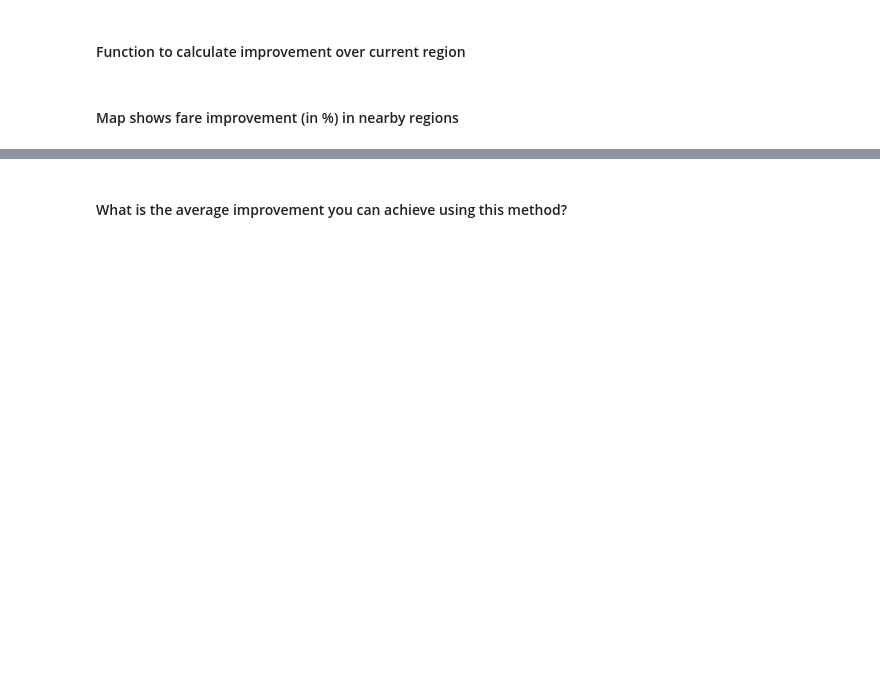
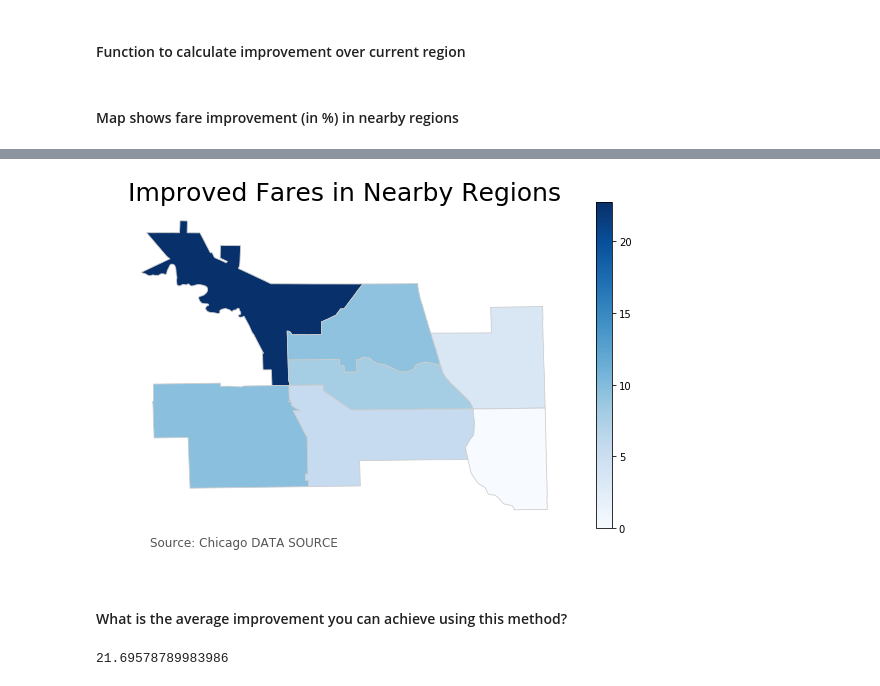
Before and after one commit to SEDeLeo/TDI-project, a Jupyter notebook: TDI Proposal - Chicago Rideshare.ipynb, the cells around one changed output, grey strips where cells are left out. Saved outputs shown, nothing was run; the diff lists cells and outputs as text; code cells hidden in the pictures; blank space fills up the shorter version.

```diff
--- a/TDI Proposal - Chicago Rideshare.ipynb
+++ b/TDI Proposal - Chicago Rideshare.ipynb
@@ -219,13 +227,19 @@ plot_optimal_neighbor(5, 20)
+# %%
+plot_optimal_neighbor(14, 22)
+# %% [output]
+[figure, added]
 # %% [markdown]
 #### What is the average improvement you can achieve using this method?
 # %%
-hour = 12
+hour = 20
 imps = []
 for region in nn_dict.keys():
     best_neighbor, fares = neighbor_fares(region, hour)
     best_rate = fares[best_neighbor]
     current_rate = fares[region]
-    imp = best_rate - current_rate
+    imp = 100*(best_rate - current_rate)/current_rate
     imps.append(imp)
 
 np.mean(imps)
+# %% [output]
+21.69578789983986
```
Also changed, not shown: parts of 10 cells of this notebook.
